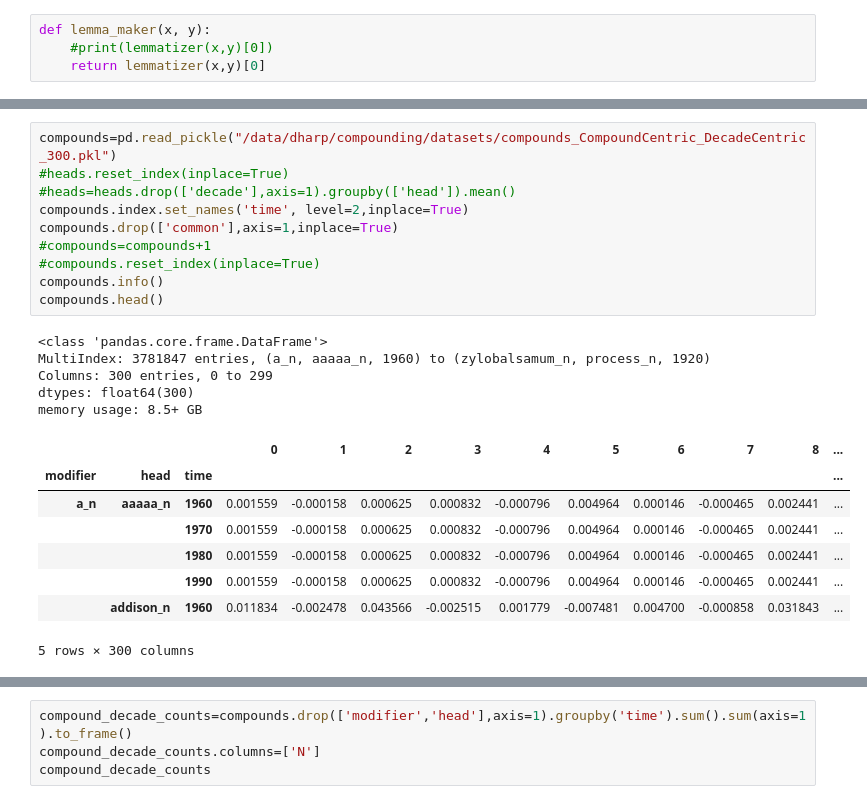
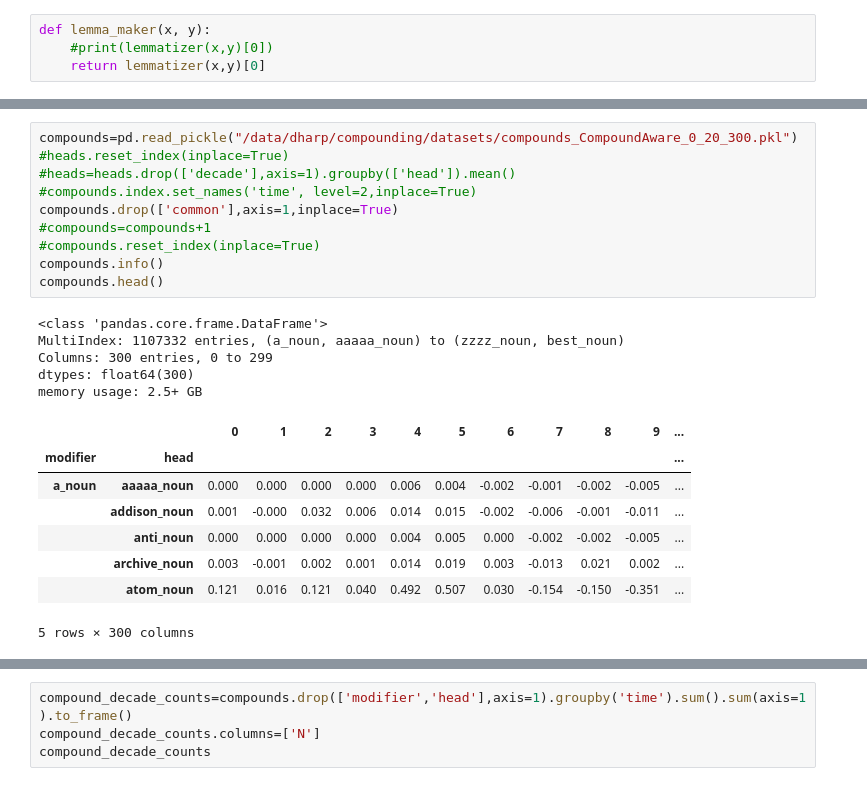
Before and after one commit to prajitdhar/Compounding, a Jupyter notebook: novel_compound_predictor/FeatureExtractor_Dense.ipynb, the cells around one changed output, grey strips where cells are left out. Cells and saved outputs as stored; diff of their text form.

```diff
--- a/novel_compound_predictor/FeatureExtractor_Dense.ipynb
+++ b/novel_compound_predictor/FeatureExtractor_Dense.ipynb
@@ -74,25 +74,25 @@ memory usage: 1.2+ GB
 5 rows × 300 columns
 # %%
-compounds=pd.read_pickle("/data/dharp/compounding/datasets/compounds_CompoundCentric_DecadeCentric_300.pkl")
+compounds=pd.read_pickle("/data/dharp/compounding/datasets/compounds_CompoundAware_0_20_300.pkl")
 #heads.reset_index(inplace=True)
 #heads=heads.drop(['decade'],axis=1).groupby(['head']).mean()
-compounds.index.set_names('time', level=2,inplace=True)
+#compounds.index.set_names('time', level=2,inplace=True)
 compounds.drop(['common'],axis=1,inplace=True)
 #compounds=compounds+1
 #compounds.reset_index(inplace=True)
 compounds.info()
 compounds.head()
 # %% [output]
 <class 'pandas.core.frame.DataFrame'>
-MultiIndex: 3781847 entries, (a_n, aaaaa_n, 1960) to (zylobalsamum_n, process_n, 1920)
+MultiIndex: 1107332 entries, (a_noun, aaaaa_noun) to (zzzz_noun, best_noun)
 Columns: 300 entries, 0 to 299
 dtypes: float64(300)
-memory usage: 8.5+ GB
+memory usage: 2.5+ GB
-|  |  |  | 0 | 1 | 2 | 3 | 4 | 5 | 6 | 7 | 8 | ... |
-| modifier | head | time |  |  |  |  |  |  |  |  |  | ... |
-| a_n | aaaaa_n | 1960 | 0.001559 | -0.000158 | 0.000625 | 0.000832 | -0.000796 | 0.004964 | 0.000146 | -0.000465 | 0.002441 | ... |
-|  |  | 1970 | 0.001559 | -0.000158 | 0.000625 | 0.000832 | -0.000796 | 0.004964 | 0.000146 | -0.000465 | 0.002441 | ... |
-|  |  | 1980 | 0.001559 | -0.000158 | 0.000625 | 0.000832 | -0.000796 | 0.004964 | 0.000146 | -0.000465 | 0.002441 | ... |
-|  |  | 1990 | 0.001559 | -0.000158 | 0.000625 | 0.000832 | -0.000796 | 0.004964 | 0.000146 | -0.000465 | 0.002441 | ... |
-|  | addison_n | 1960 | 0.011834 | -0.002478 | 0.043566 | -0.002515 | 0.001779 | -0.007481 | 0.004700 | -0.000858 | 0.031843 | ... |
+|  |  | 0 | 1 | 2 | 3 | 4 | 5 | 6 | 7 | 8 | 9 | ... |
+| modifier | head |  |  |  |  |  |  |  |  |  |  | ... |
+| a_noun | aaaaa_noun | 0.000 | 0.000 | 0.000 | 0.000 | 0.006 | 0.004 | -0.002 | -0.001 | -0.002 | -0.005 | ... |
+|  | addison_noun | 0.001 | -0.000 | 0.032 | 0.006 | 0.014 | 0.015 | -0.002 | -0.006 | -0.001 | -0.011 | ... |
+|  | anti_noun | 0.000 | 0.000 | 0.000 | 0.000 | 0.004 | 0.005 | 0.000 | -0.002 | -0.002 | -0.005 | ... |
+|  | archive_noun | 0.003 | -0.001 | 0.002 | 0.001 | 0.014 | 0.019 | 0.003 | -0.013 | 0.021 | 0.002 | ... |
+|  | atom_noun | 0.121 | 0.016 | 0.121 | 0.040 | 0.492 | 0.507 | 0.030 | -0.154 | -0.150 | -0.351 | ... |
 5 rows × 300 columns
```
Also changed, not shown: parts of 5 cells of this notebook, 11 other files.
